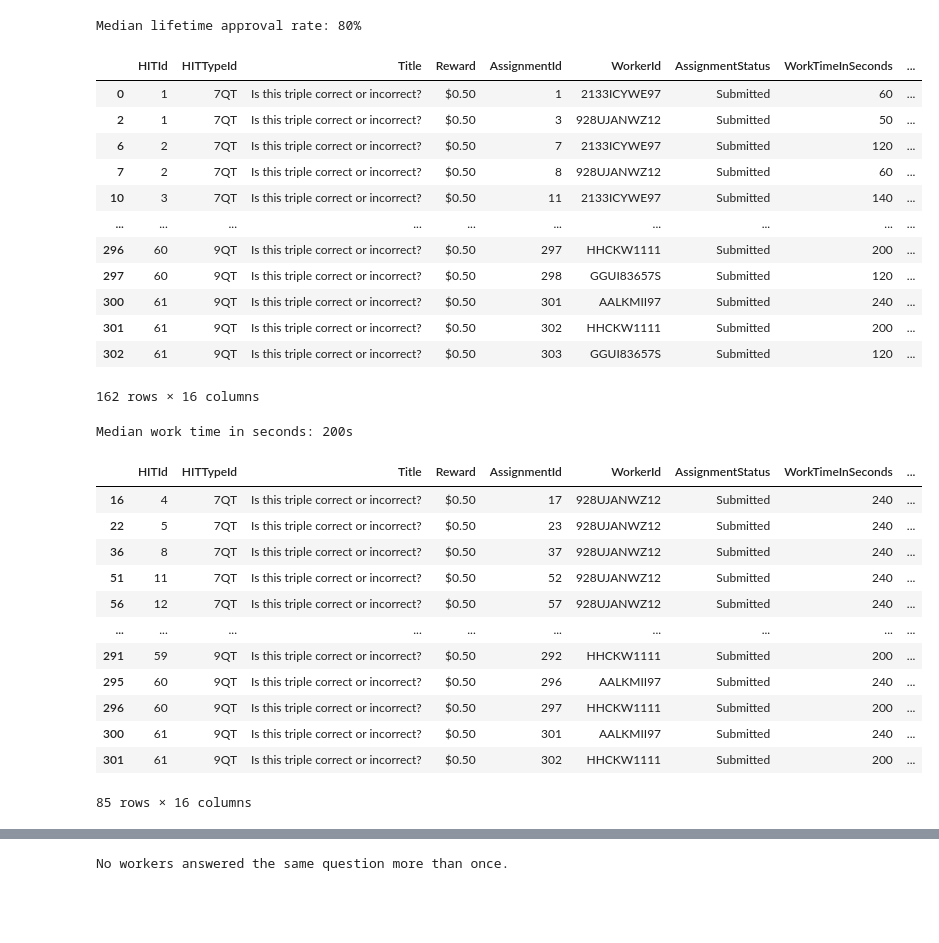
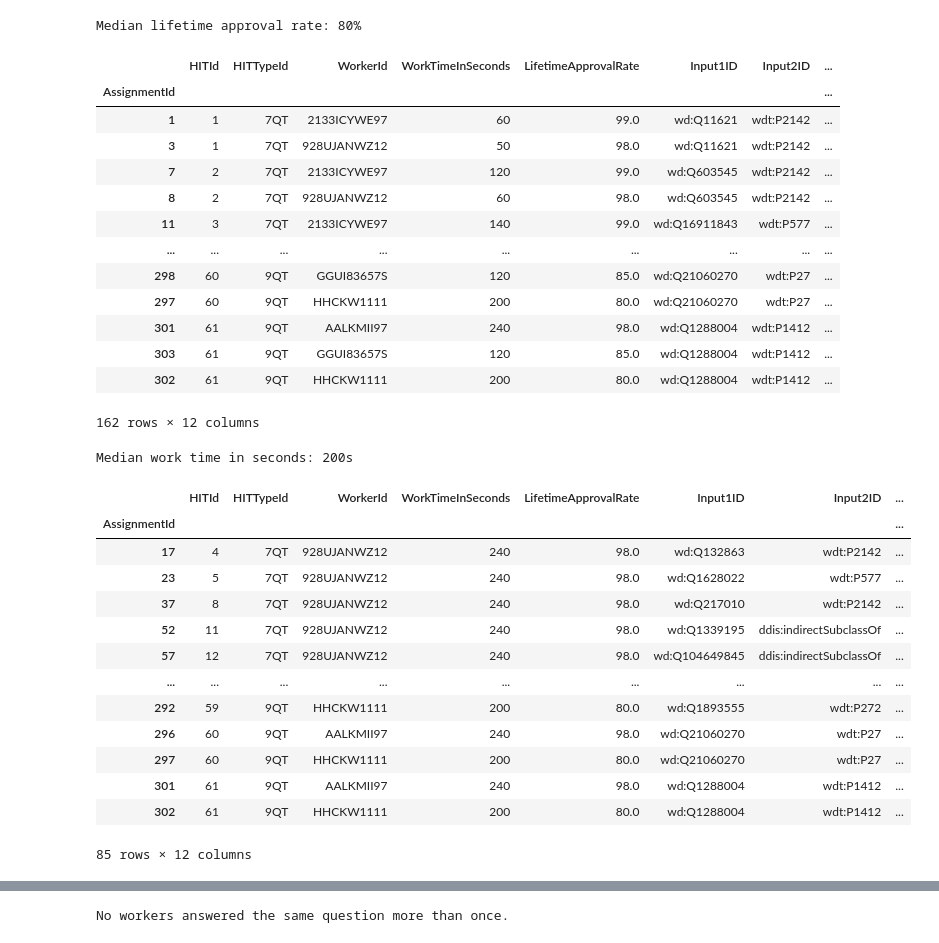
Before and after one commit to random9nessss/HS-24-Advanced-Topics-in-Artificial-Intelligence, a Jupyter notebook: development/crowd_source.ipynb, the cells around one changed output, grey strips where cells are left out. Cells and saved outputs as stored; diff of their text form; code cells hidden in the pictures; blank space fills up the shorter version.

```diff
--- a/development/crowd_source.ipynb
+++ b/development/crowd_source.ipynb
@@ -6,7 +8,8 @@ import matplotlib.pyplot as plt
 # %%
 # read tsv with headers
 with open("./exports/crowd_data.tsv", "r") as f:
-    crowd_df = pd.read_csv(f, sep="\t")
+    crowd_df = pd.read_csv(f, sep="\t", index_col="AssignmentId")
+    crowd_df = crowd_df.sort_values(by=["HITId", "WorkerId"])
 
 crowd_df
 # %% [output]
@@ -25,0 +30,3 @@ crowd_df
+# %%
+crowd_df = crowd_df.drop(columns=["Title", "Reward", "AssignmentStatus"])
+crowd_df
@@ -26,41 +48,51 @@ crowd_df
 # %%
 crowd_df['LifetimeApprovalRate'] = crowd_df['LifetimeApprovalRate'].astype(str).str.rstrip('%').astype(float)
+
 median_rate = crowd_df['LifetimeApprovalRate'].median()
-crowd_df = crowd_df[(crowd_df['LifetimeApprovalRate'] >= median_rate)]
+
+correction = 0
+crowd_df = crowd_df[(crowd_df['LifetimeApprovalRate'] >= median_rate - correction)]
+
 print(f"Median lifetime approval rate: {int(median_rate)}%")
+
 crowd_df
 # %% [output]
 Median lifetime approval rate: 80%
-|  | HITId | HITTypeId | Title | Reward | AssignmentId | WorkerId | AssignmentStatus | WorkTimeInSeconds | ... |
-| 0 | 1 | 7QT | Is this triple correct or incorrect? | $0.50 | 1 | 2133ICYWE97 | Submitted | 60 | ... |
-| 2 | 1 | 7QT | Is this triple correct or incorrect? | $0.50 | 3 | 928UJANWZ12 | Submitted | 50 | ... |
-| 6 | 2 | 7QT | Is this triple correct or incorrect? | $0.50 | 7 | 2133ICYWE97 | Submitted | 120 | ... |
-| 7 | 2 | 7QT | Is this triple correct or incorrect? | $0.50 | 8 | 928UJANWZ12 | Submitted | 60 | ... |
-| 10 | 3 | 7QT | Is this triple correct or incorrect? | $0.50 | 11 | 2133ICYWE97 | Submitted | 140 | ... |
-| ... | ... | ... | ... | ... | ... | ... | ... | ... | ... |
-| 296 | 60 | 9QT | Is this triple correct or incorrect? | $0.50 | 297 | HHCKW1111 | Submitted | 200 | ... |
-| 297 | 60 | 9QT | Is this triple correct or incorrect? | $0.50 | 298 | GGUI83657S | Submitted | 120 | ... |
-| 300 | 61 | 9QT | Is this triple correct or incorrect? | $0.50 | 301 | AALKMII97 | Submitted | 240 | ... |
-| 301 | 61 | 9QT | Is this triple correct or incorrect? | $0.50 | 302 | HHCKW1111 | Submitted | 200 | ... |
-| 302 | 61 | 9QT | Is this triple correct or incorrect? | $0.50 | 303 | GGUI83657S | Submitted | 120 | ... |
+|  | HITId | HITTypeId | WorkerId | WorkTimeInSeconds | LifetimeApprovalRate | Input1ID | Input2ID | ... |
+| AssignmentId |  |  |  |  |  |  |  | ... |
+| 1 | 1 | 7QT | 2133ICYWE97 | 60 | 99.0 | wd:Q11621 | wdt:P2142 | ... |
+| 3 | 1 | 7QT | 928UJANWZ12 | 50 | 98.0 | wd:Q11621 | wdt:P2142 | ... |
+| 7 | 2 | 7QT | 2133ICYWE97 | 120 | 99.0 | wd:Q603545 | wdt:P2142 | ... |
+| 8 | 2 | 7QT | 928UJANWZ12 | 60 | 98.0 | wd:Q603545 | wdt:P2142 | ... |
+| 11 | 3 | 7QT | 2133ICYWE97 | 140 | 99.0 | wd:Q16911843 | wdt:P577 | ... |
+| ... | ... | ... | ... | ... | ... | ... | ... | ... |
+| 298 | 60 | 9QT | GGUI83657S | 120 | 85.0 | wd:Q21060270 | wdt:P27 | ... |
+| 297 | 60 | 9QT | HHCKW1111 | 200 | 80.0 | wd:Q21060270 | wdt:P27 | ... |
+| 301 | 61 | 9QT | AALKMII97 | 240 | 98.0 | wd:Q1288004 | wdt:P1412 | ... |
+| 303 | 61 | 9QT | GGUI83657S | 120 | 85.0 | wd:Q1288004 | wdt:P1412 | ... |
+| 302 | 61 | 9QT | HHCKW1111 | 200 | 80.0 | wd:Q1288004 | wdt:P1412 | ... |
-162 rows × 16 columns
+162 rows × 12 columns
 # %%
 median_rate = crowd_df['WorkTimeInSeconds'].median()
-crowd_df = crowd_df[(crowd_df['WorkTimeInSeconds'] >= median_rate)]
+
+correction = 0
+crowd_df = crowd_df[(crowd_df['WorkTimeInSeconds'] >= median_rate - correction)]
+
 print(f"Median work time in seconds: {int(median_rate)}s")
 crowd_df
 # %% [output]
 Median work time in seconds: 200s
-|  | HITId | HITTypeId | Title | Reward | AssignmentId | WorkerId | AssignmentStatus | WorkTimeInSeconds | ... |
-| 16 | 4 | 7QT | Is this triple correct or incorrect? | $0.50 | 17 | 928UJANWZ12 | Submitted | 240 | ... |
-| 22 | 5 | 7QT | Is this triple correct or incorrect? | $0.50 | 23 | 928UJANWZ12 | Submitted | 240 | ... |
-| 36 | 8 | 7QT | Is this triple correct or incorrect? | $0.50 | 37 | 928UJANWZ12 | Submitted | 240 | ... |
-| 51 | 11 | 7QT | Is this triple correct or incorrect? | $0.50 | 52 | 928UJANWZ12 | Submitted | 240 | ... |
-| 56 | 12 | 7QT | Is this triple correct or incorrect? | $0.50 | 57 | 928UJANWZ12 | Submitted | 240 | ... |
-| ... | ... | ... | ... | ... | ... | ... | ... | ... | ... |
-| 291 | 59 | 9QT | Is this triple correct or incorrect? | $0.50 | 292 | HHCKW1111 | Submitted | 200 | ... |
-| 295 | 60 | 9QT | Is this triple correct or incorrect? | $0.50 | 296 | AALKMII97 | Submitted | 240 | ... |
-| 296 | 60 | 9QT | Is this triple correct or incorrect? | $0.50 | 297 | HHCKW1111 | Submitted | 200 | ... |
-| 300 | 61 | 9QT | Is this triple correct or incorrect? | $0.50 | 301 | AALKMII97 | Submitted | 240 | ... |
-| 301 | 61 | 9QT | Is this triple correct or incorrect? | $0.50 | 302 | HHCKW1111 | Submitted | 200 | ... |
+|  | HITId | HITTypeId | WorkerId | WorkTimeInSeconds | LifetimeApprovalRate | Input1ID | Input2ID | ... |
+| AssignmentId |  |  |  |  |  |  |  | ... |
+| 17 | 4 | 7QT | 928UJANWZ12 | 240 | 98.0 | wd:Q132863 | wdt:P2142 | ... |
+| 23 | 5 | 7QT | 928UJANWZ12 | 240 | 98.0 | wd:Q1628022 | wdt:P577 | ... |
+| 37 | 8 | 7QT | 928UJANWZ12 | 240 | 98.0 | wd:Q217010 | wdt:P2142 | ... |
+| 52 | 11 | 7QT | 928UJANWZ12 | 240 | 98.0 | wd:Q1339195 | ddis:indirectSubclassOf | ... |
+| 57 | 12 | 7QT | 928UJANWZ12 | 240 | 98.0 | wd:Q104649845 | ddis:indirectSubclassOf | ... |
+| ... | ... | ... | ... | ... | ... | ... | ... | ... |
+| 292 | 59 | 9QT | HHCKW1111 | 200 | 80.0 | wd:Q1893555 | wdt:P272 | ... |
+| 296 | 60 | 9QT | AALKMII97 | 240 | 98.0 | wd:Q21060270 | wdt:P27 | ... |
+| 297 | 60 | 9QT | HHCKW1111 | 200 | 80.0 | wd:Q21060270 | wdt:P27 | ... |
+| 301 | 61 | 9QT | AALKMII97 | 240 | 98.0 | wd:Q1288004 | wdt:P1412 | ... |
+| 302 | 61 | 9QT | HHCKW1111 | 200 | 80.0 | wd:Q1288004 | wdt:P1412 | ... |
-85 rows × 16 columns
+85 rows × 12 columns
```
Also changed, not shown: parts of 8 cells of this notebook.
